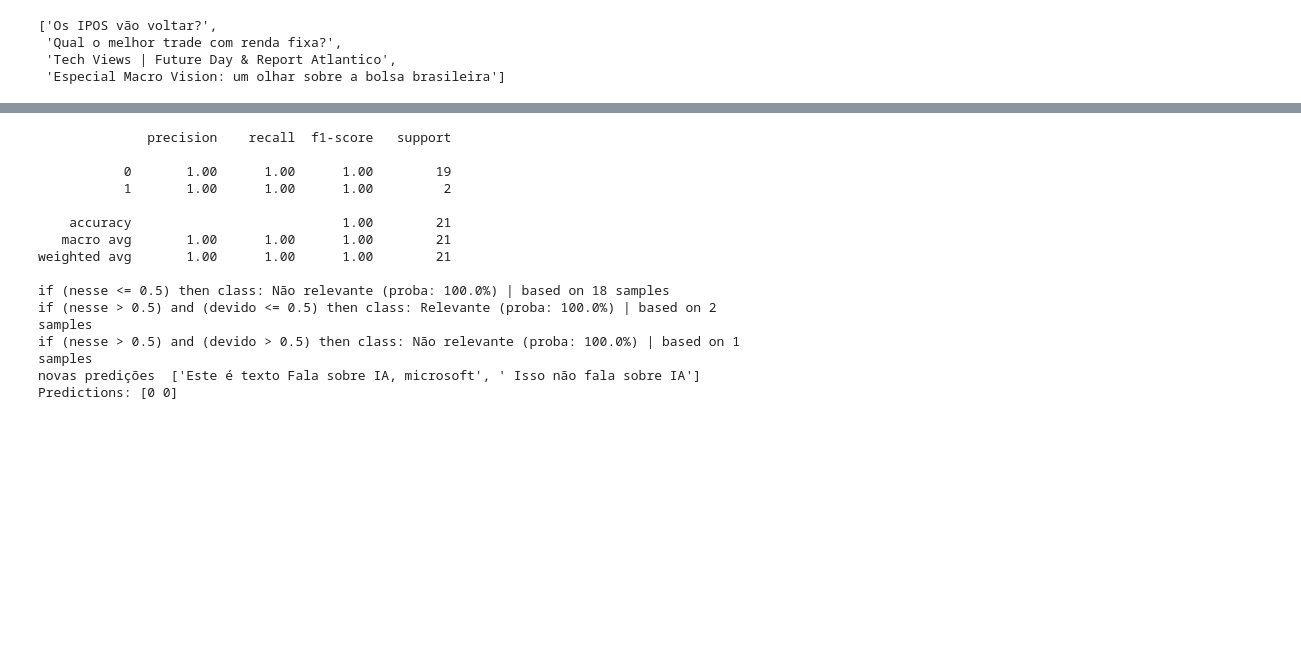
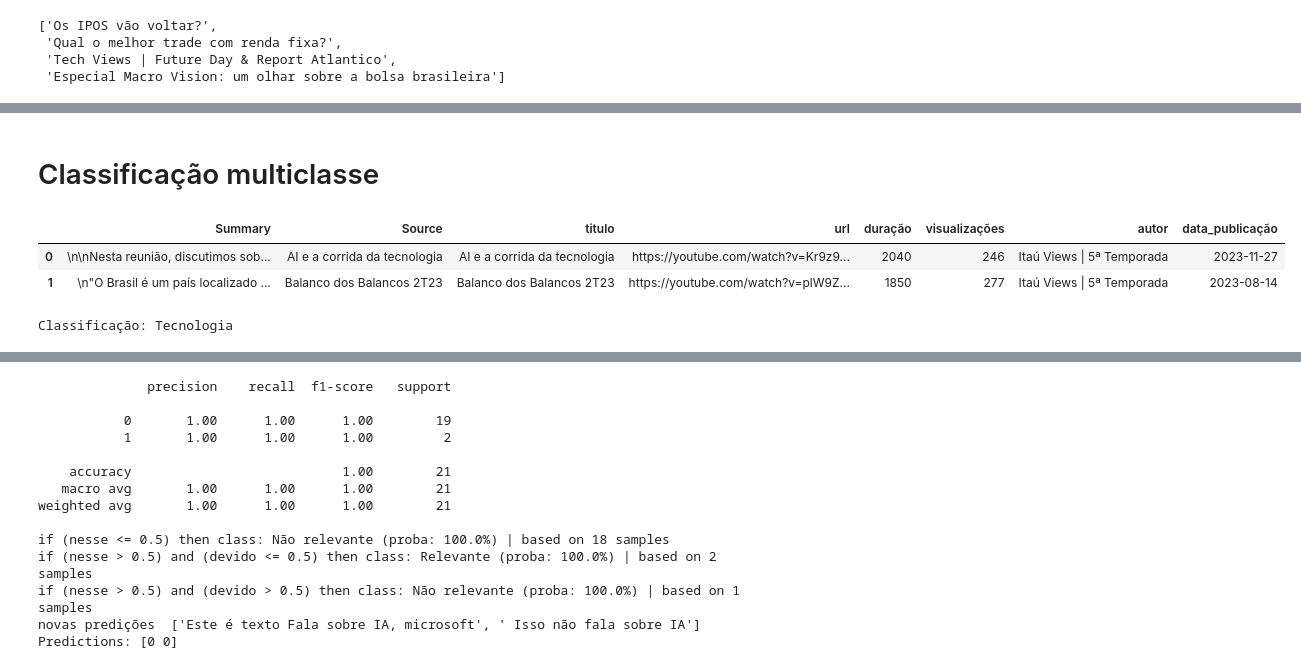
Before and after one commit to VictorBeraldo/open-speech-analytics, a Jupyter notebook: notebooks/main.ipynb, the cells around one changed output, grey strips where cells are left out. Drawn from its saved outputs; the diff is of its cells as text; code cells hidden in the pictures; blank space fills up the shorter version.

```diff
--- a/notebooks/main.ipynb
+++ b/notebooks/main.ipynb
@@ -932,0 +803,42 @@ Predictions: [1 0]
+# %% [markdown]
+# Classificação multiclasse
+# %%
+from utils.document_manager import carregar_dados
+caminho_resumos = '../data/summaries/summaries.csv'
+caminho_links = '../data/links/links_Itaú Views _ 5ª Temporada.csv'
+
+df = carregar_dados(caminho_resumos, caminho_links)
+df.head(2)
+# %% [output]
+|  | Summary | Source | titulo | url | duração | visualizações | autor | data_publicação |
+| 0 | \n\nNesta reunião, discutimos sob... | AI e a corrida da tecnologia | AI e a corrida da tecnologia | https://youtube.com/watch?v=Kr9z9... | 2040 | 246 | Itaú Views | 5ª Temporada | 2023-11-27 |
+| 1 | \n"O Brasil é um país localizado ... | Balanco dos Balancos 2T23 | Balanco dos Balancos 2T23 | https://youtube.com/watch?v=plW9Z... | 1850 | 277 | Itaú Views | 5ª Temporada | 2023-08-14 |
+# %%
+from langchain import PromptTemplate, LLMChain, OpenAI
+
+# Definir lista de categorias
+lista_categorias = ['Renda Fixa', 'Renda Variável', 'Tecnologia', 'Saúde', "Juros", "Mercado Imobiliário", "Trade de curto prazo"]
+
+# Definir o modelo LLM
+llm = OpenAI(model="gpt-3.5-turbo-instruct")
+
+# Criar um template de prompt
+template = PromptTemplate(
+    input_variables=["texto", "lista_categorias"],
+    template="Classifique o seguinte texto em uma das seguintes categorias: {lista_categorias}. Caso contrário, responda 'Outro' Texto: {texto}"
+)
+
+# Criar a cadeia LLM com o modelo e o template
+chain = LLMChain(llm=llm, prompt=template)
+
+# Função para realizar a classificação
+def classify_text(texto):
+    result = chain.run(texto=texto, lista_categorias=", ".join(lista_categorias))
+    return result.strip()
+
+# Exemplo de uso
+texto_entrada = "A nova tecnologia 5G está transformando a comunicação móvel."
+classificacao = classify_text(texto_entrada)
+print(f"Classificação: {classificacao}")
+# %% [output]
+Classificação: Tecnologia
```
Also changed, not shown: parts of 20 cells of this notebook, 3 other files.
